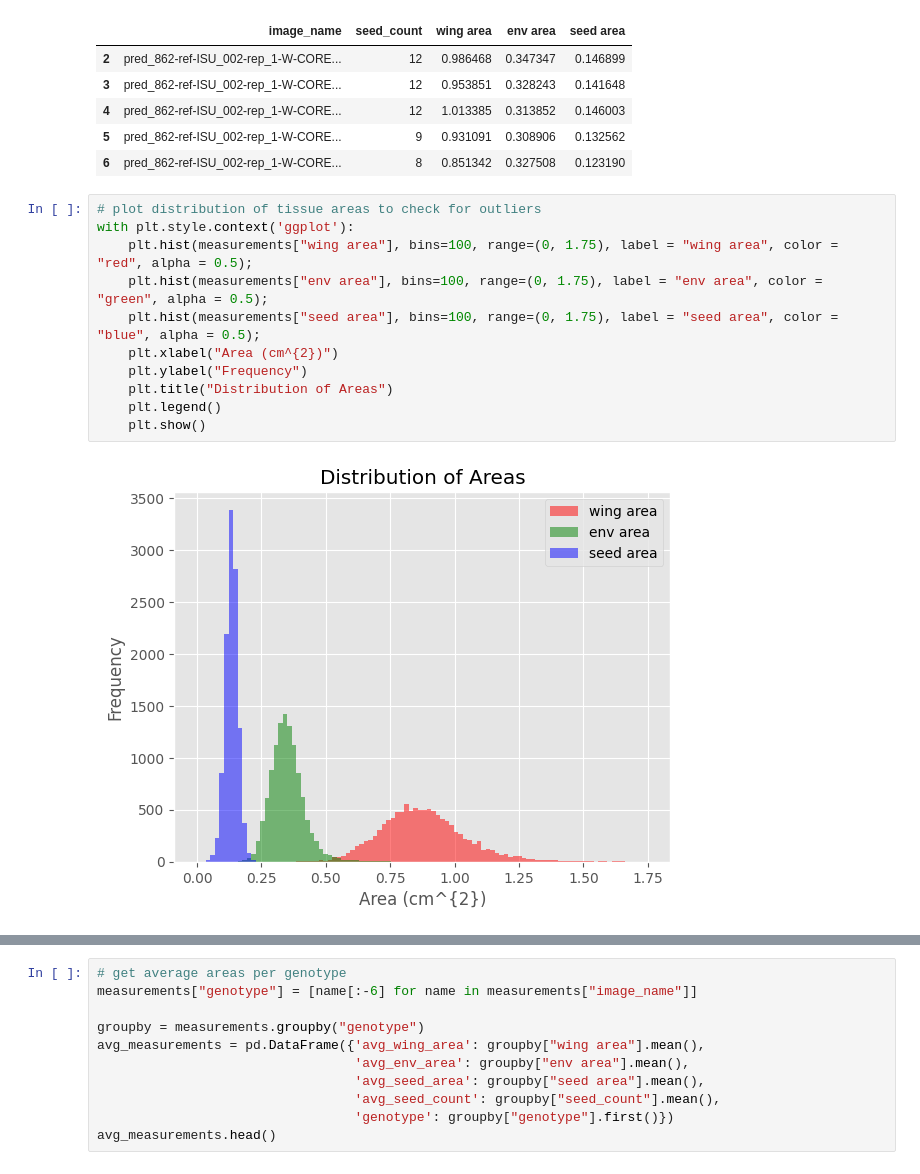
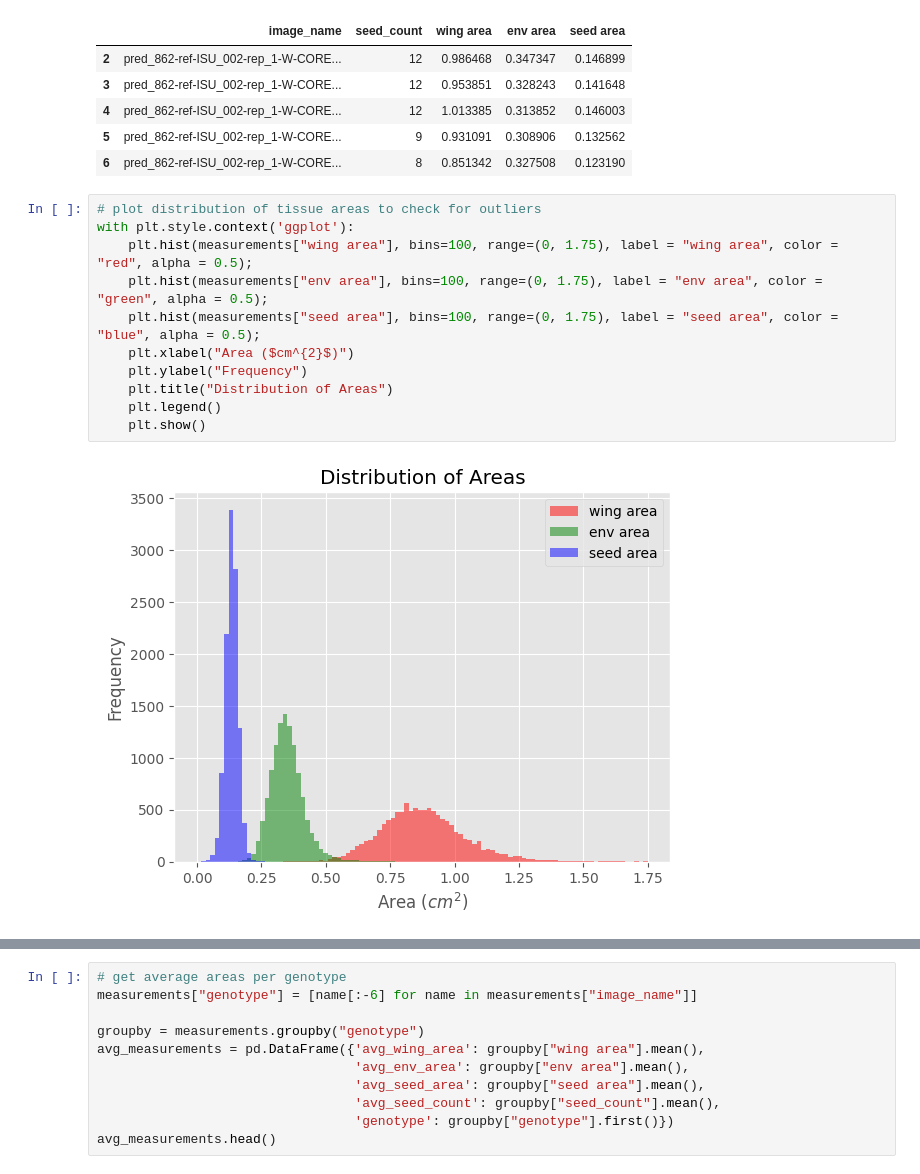
Before and after one commit to pikruse/pennycress-unet, a Jupyter notebook: notebooks/AddtlTrait.ipynb, the cells around one changed output, grey strips where cells are left out. Saved outputs shown, nothing was run; the diff lists cells and outputs as text.

Commit message:
fixed plotting

```diff
--- a/notebooks/AddtlTrait.ipynb
+++ b/notebooks/AddtlTrait.ipynb
@@ -38,16 +38,16 @@ measurements.head()
 # %%
 # plot distribution of tissue areas to check for outliers
 with plt.style.context('ggplot'):
     plt.hist(measurements["wing area"], bins=100, range=(0, 1.75), label = "wing area", color = "red", alpha = 0.5);
     plt.hist(measurements["env area"], bins=100, range=(0, 1.75), label = "env area", color = "green", alpha = 0.5);
     plt.hist(measurements["seed area"], bins=100, range=(0, 1.75), label = "seed area", color = "blue", alpha = 0.5);
-    plt.xlabel("Area (cm^{2})")
+    plt.xlabel("Area ($cm^{2}$)")
     plt.ylabel("Frequency")
     plt.title("Distribution of Areas")
     plt.legend()
     plt.show()
 # %% [output]
-[figure, old version]
+[figure, new version]
 # %%
 # plot correlations for averages
 # get lines of best fit for wing area vs. seed area and seed count
```
Also changed, not shown: parts of 3 cells of this notebook.
